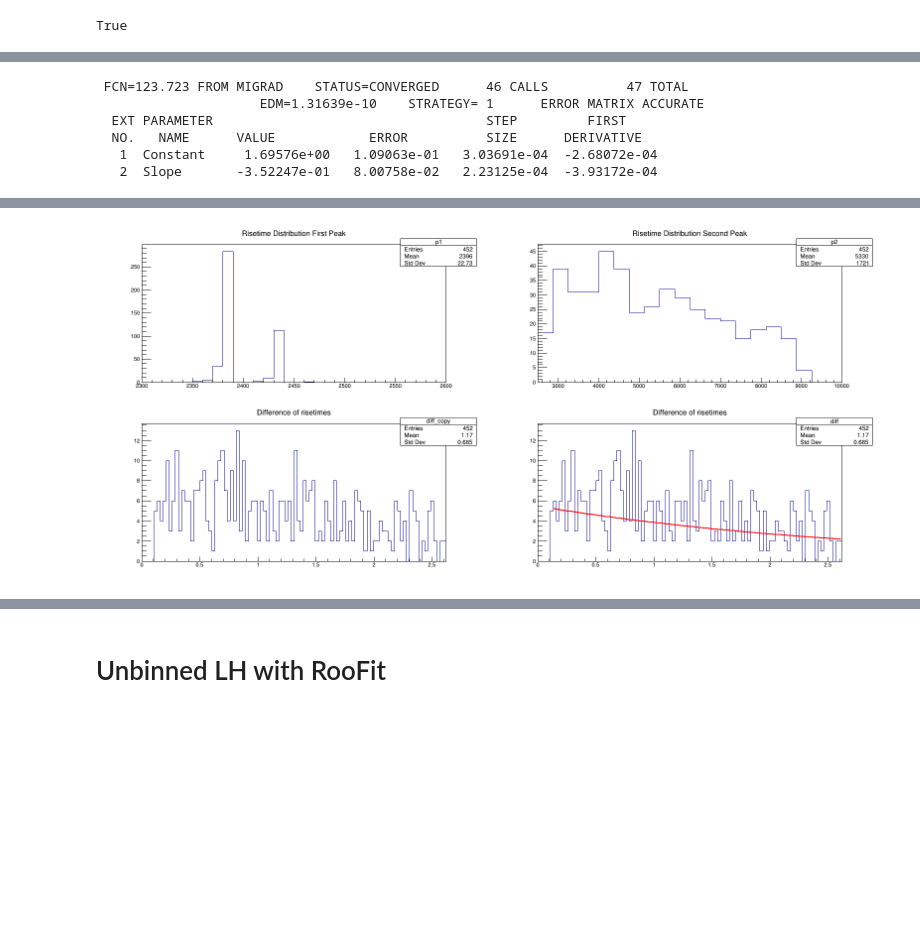
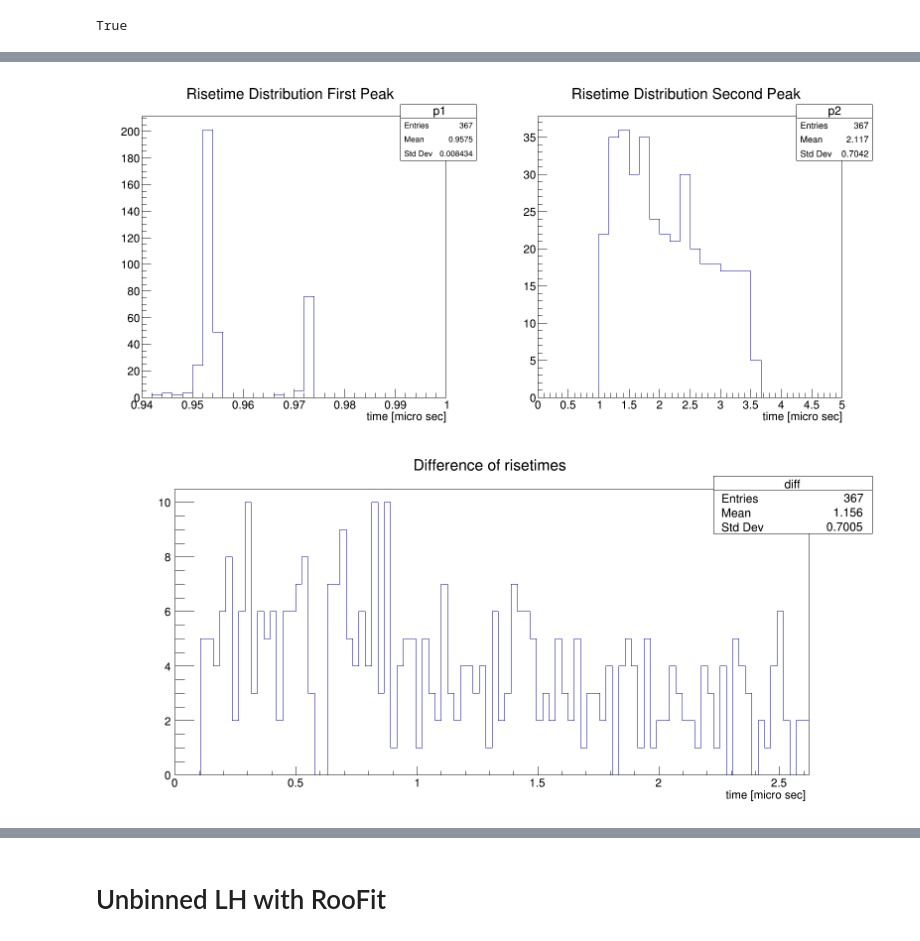
Before and after one commit to Iaggelis/InstrumentationLab, a Jupyter notebook: src/notebooks/muon_decay_total.ipynb, the cells around one changed output, grey strips where cells are left out. Cells and saved outputs as stored; diff of their text form; code cells hidden in the pictures; blank space fills up the shorter version.

```diff
--- a/src/notebooks/muon_decay_total.ipynb
+++ b/src/notebooks/muon_decay_total.ipynb
@@ -172,7 +172,8 @@ def analysis(raw_data):
 
     return (evt, t1s, t2s, integrals, raw_integrals)
 # %%
-files = ["oscil_191216.root", "mudecays824.root", "muon_191218/oscill_191218.root"]
+files = ["oscil_191216.root", "mudecays824.root", "muon_191218/" + "oscill_191218.root"]
+f_name = files[1]
 rel_path = "../../Labs/muon_decay/"
-filename = rel_path + files[1]
+filename = rel_path + f_name
 # %%
@@ -269,28 +260,20 @@ fit_exp = TF1("fit_exp", "expo", diffs.min(), diffs.max(), 2)
 fit_exp.SetParameter(0, 6)
 fit_exp.SetParameter(1, 1e-03)
 c1 = TCanvas("Histograms", "test", 1600,750)
-c1.Divide(2, 2)
-p1 = TH1F("p1", "Risetime Distribution First Peak", 30, 2300, 2600)
-p2 = TH1F("p2", "Risetime Distribution Second Peak", 20, 2500, 10000)
+c1.Divide(2)
+p1 = TH1F("p1", "Risetime Distribution First Peak", 30, 0.94, 1)
+p2 = TH1F("p2", "Risetime Distribution Second Peak", 30, 0, 5)
 diff = TH1F("diff", "Difference of risetimes", 100, 0, diffs.max())
 for i in range(tz1.size):
-    p1.Fill(tz1[i])
-    p2.Fill(tz2[i])
+    p1.Fill(tz1[i]*t_step_per_point)
+    p2.Fill(tz2[i]*t_step_per_point)
     diff.Fill(diffs[i])
 c1.cd(1)
 p1.Draw()
+p1.GetXaxis().SetTitle("time [micro sec]")
 c1.cd(2)
 p2.Draw()
-c1.cd(3)
-diff.DrawCopy()
-c1.cd(4)
-diff.Fit(fit_exp, "R")
+p2.GetXaxis().SetTitle("time [micro sec]")
 c1.Draw()
 c1.Update()
 # %% [output]
- FCN=123.723 FROM MIGRAD    STATUS=CONVERGED      46 CALLS          47 TOTAL
-                     EDM=1.31639e-10    STRATEGY= 1      ERROR MATRIX ACCURATE
-  EXT PARAMETER                                   STEP         FIRST
-  NO.   NAME      VALUE            ERROR          SIZE      DERIVATIVE
-   1  Constant     1.69576e+00   1.09063e-01   3.03691e-04  -2.68072e-04
-   2  Slope       -3.52247e-01   8.00758e-02   2.23125e-04  -3.93172e-04
@@ -301,4 +280,12 @@ Warning in <TROOT::Append>: Replacing existing TH1: diff (Potential memory leak)
-[figure, old version]
+[figure, new version]
+# %%
+c11 = TCanvas("diffs", "test", 1600,750)
+diff.Draw()
+# diff.Fit(fit_exp, "R")
+diff.GetXaxis().SetTitle("time [micro sec]")
+c11.Draw()
+# %% [output]
+[figure, added]
 # %%
 c2 = TCanvas("Charges", "test", 1700,800)
 c2.Divide(2)
```
Also changed, not shown: parts of 17 cells of this notebook.
